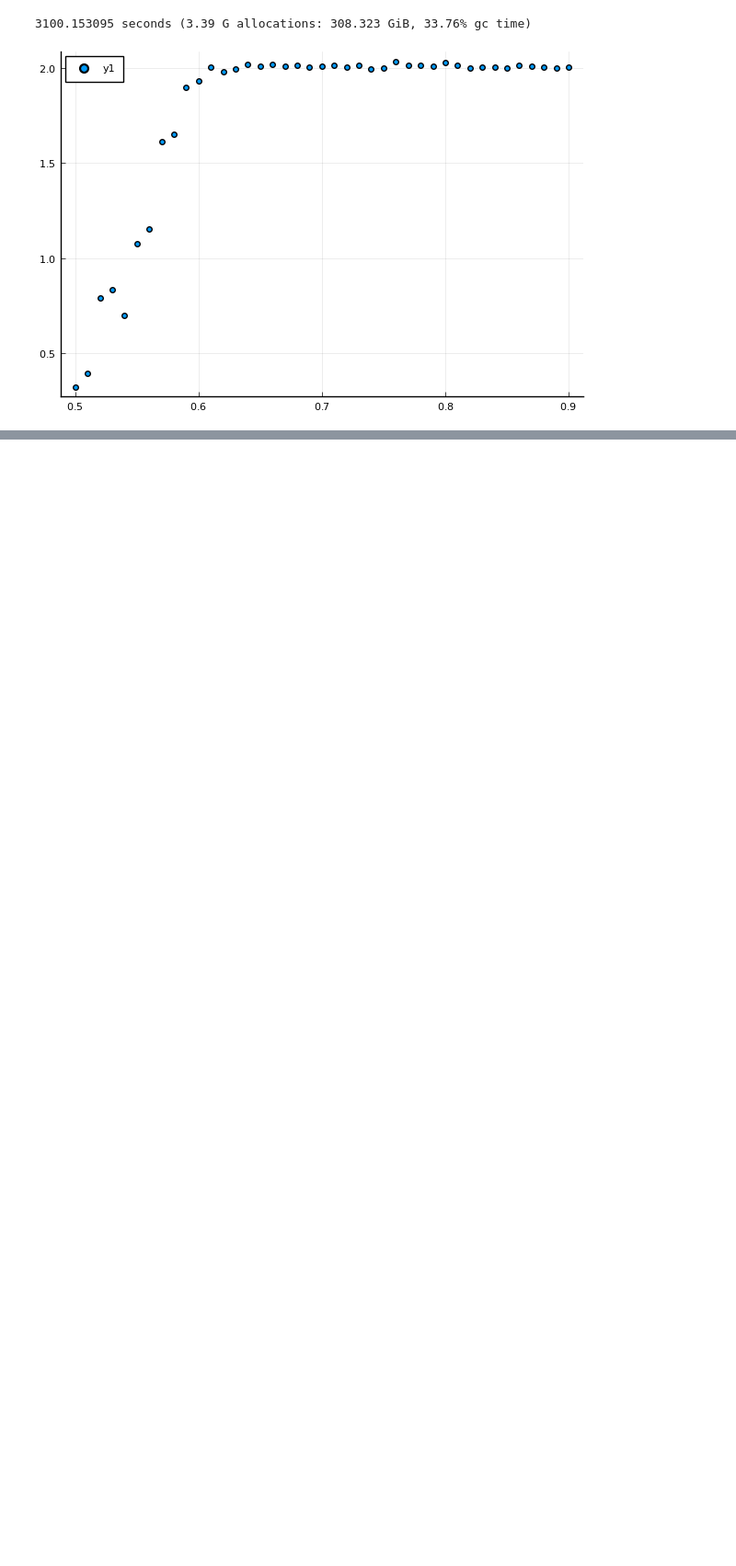
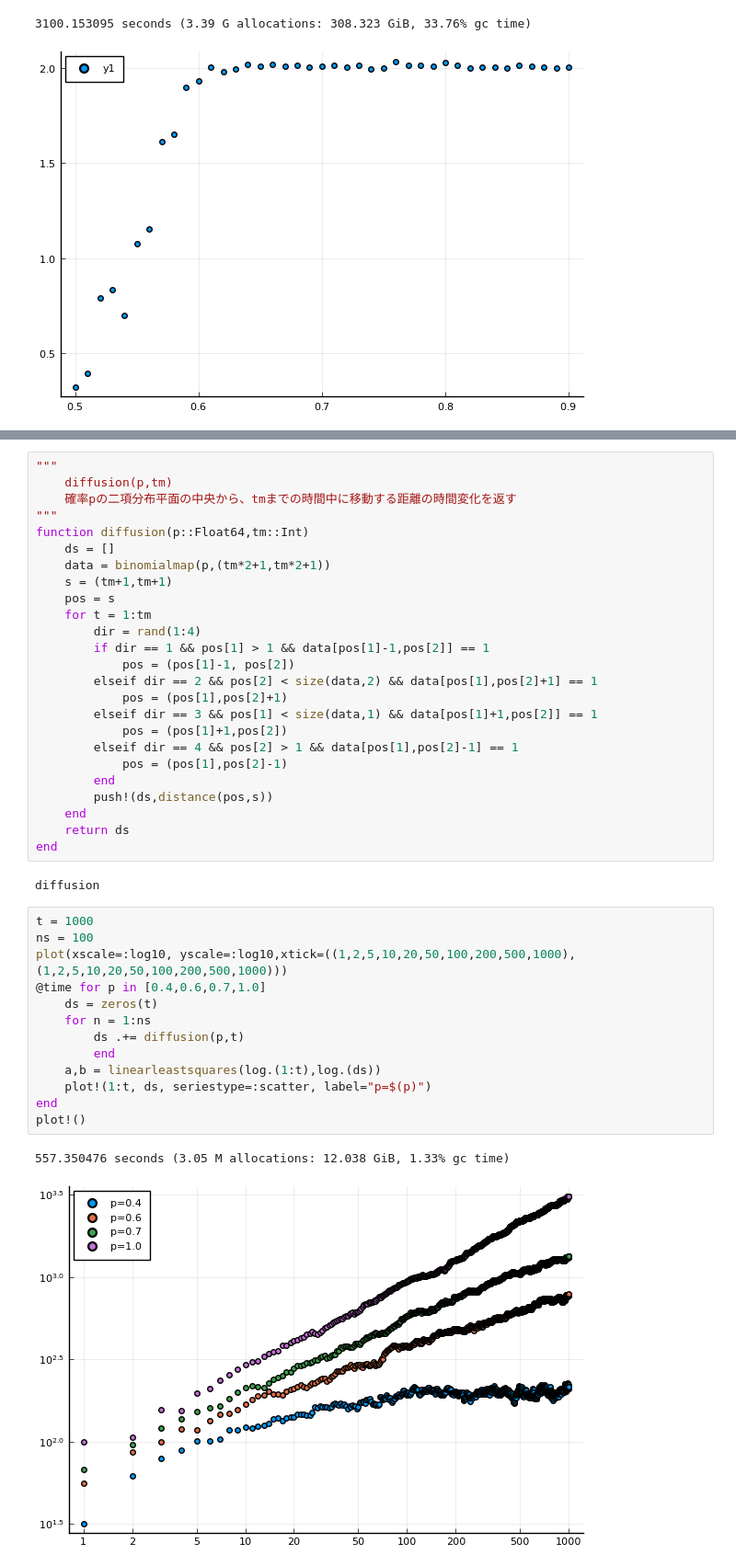
Before and after one commit to HitoshiWako/percolation, a Jupyter notebook: percolation.ipynb, the cells around one changed output, grey strips where cells are left out. Shown at 92% size. Cells and saved outputs as stored; diff of their text form; blank space fills up the shorter version.

```diff
--- a/percolation.ipynb
+++ b/percolation.ipynb
@@ -287,0 +301,43 @@ plot(ps,as, seriestype = :scatter)
+# %%
+"""
+    diffusion(p,tm)
+    確率pの二項分布平面の中央から、tmまでの時間中に移動する距離の時間変化を返す
+"""
+function diffusion(p::Float64,tm::Int)
+    ds = []
+    data = binomialmap(p,(tm*2+1,tm*2+1))
+    s = (tm+1,tm+1)
+    pos = s
+    for t = 1:tm
+        dir = rand(1:4)
+        if dir == 1 && pos[1] > 1 && data[pos[1]-1,pos[2]] == 1
+            pos = (pos[1]-1, pos[2])
+        elseif dir == 2 && pos[2] < size(data,2) && data[pos[1],pos[2]+1] == 1
+            pos = (pos[1],pos[2]+1)
+        elseif dir == 3 && pos[1] < size(data,1) && data[pos[1]+1,pos[2]] == 1
+            pos = (pos[1]+1,pos[2])
+        elseif dir == 4 && pos[2] > 1 && data[pos[1],pos[2]-1] == 1
+            pos = (pos[1],pos[2]-1)
+        end
+        push!(ds,distance(pos,s))
+    end
+    return ds
+end
+# %% [output]
+diffusion
+# %%
+t = 1000
+ns = 100
+plot(xscale=:log10, yscale=:log10,xtick=((1,2,5,10,20,50,100,200,500,1000),(1,2,5,10,20,50,100,200,500,1000)))
+@time for p in [0.4,0.6,0.7,1.0]
+    ds = zeros(t)
+    for n = 1:ns
+        ds .+= diffusion(p,t)
+        end
+    a,b = linearleastsquares(log.(1:t),log.(ds))
+    plot!(1:t, ds, seriestype=:scatter, label="p=$(p)")
+end
+plot!()
+# %% [output]
+557.350476 seconds (3.05 M allocations: 12.038 GiB, 1.33% gc time)
+[figure, added]
```
Also changed, not shown: parts of 3 cells of this notebook.
